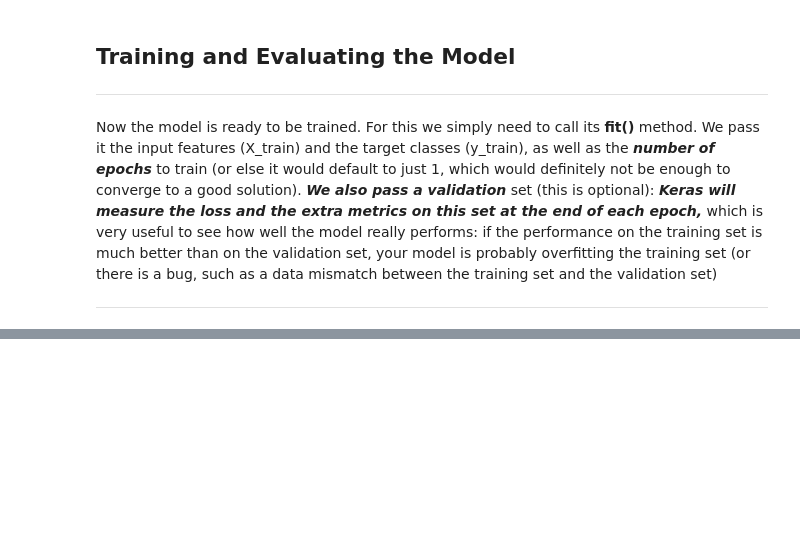
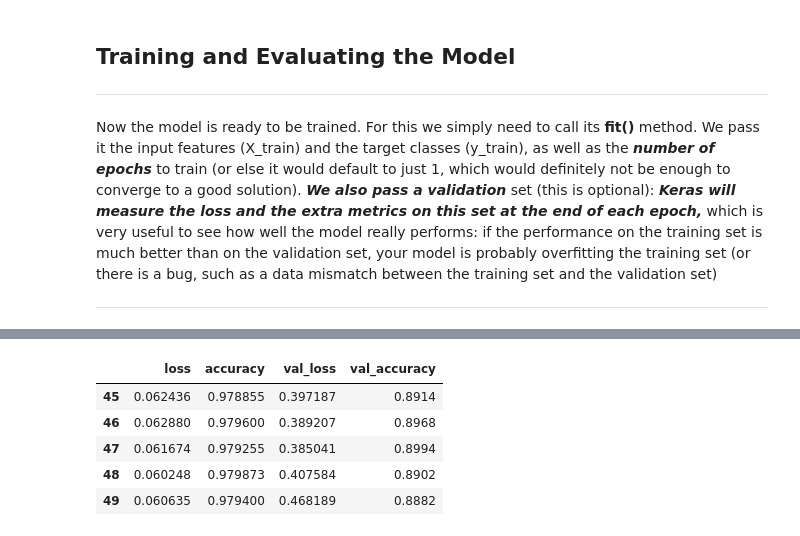
Before and after one commit to Elma-dev/hands_in_keras, a Jupyter notebook: MNIST_Keras.ipynb, the cells around one changed output, grey strips where cells are left out. Saved outputs shown, nothing was run; the diff lists cells and outputs as text; code cells hidden in the pictures; blank space fills up the shorter version.

```diff
--- a/MNIST_Keras.ipynb
+++ b/MNIST_Keras.ipynb
@@ -181,0 +202,9 @@ Epoch 30/30
+# %%
+pd.DataFrame(history.history).tail()
+# %% [output]
+|  | loss | accuracy | val_loss | val_accuracy |
+| 45 | 0.062436 | 0.978855 | 0.397187 | 0.8914 |
+| 46 | 0.062880 | 0.979600 | 0.389207 | 0.8968 |
+| 47 | 0.061674 | 0.979255 | 0.385041 | 0.8994 |
+| 48 | 0.060248 | 0.979873 | 0.407584 | 0.8902 |
+| 49 | 0.060635 | 0.979400 | 0.468189 | 0.8882 |
```
Also changed, not shown: parts of 26 cells of this notebook.
